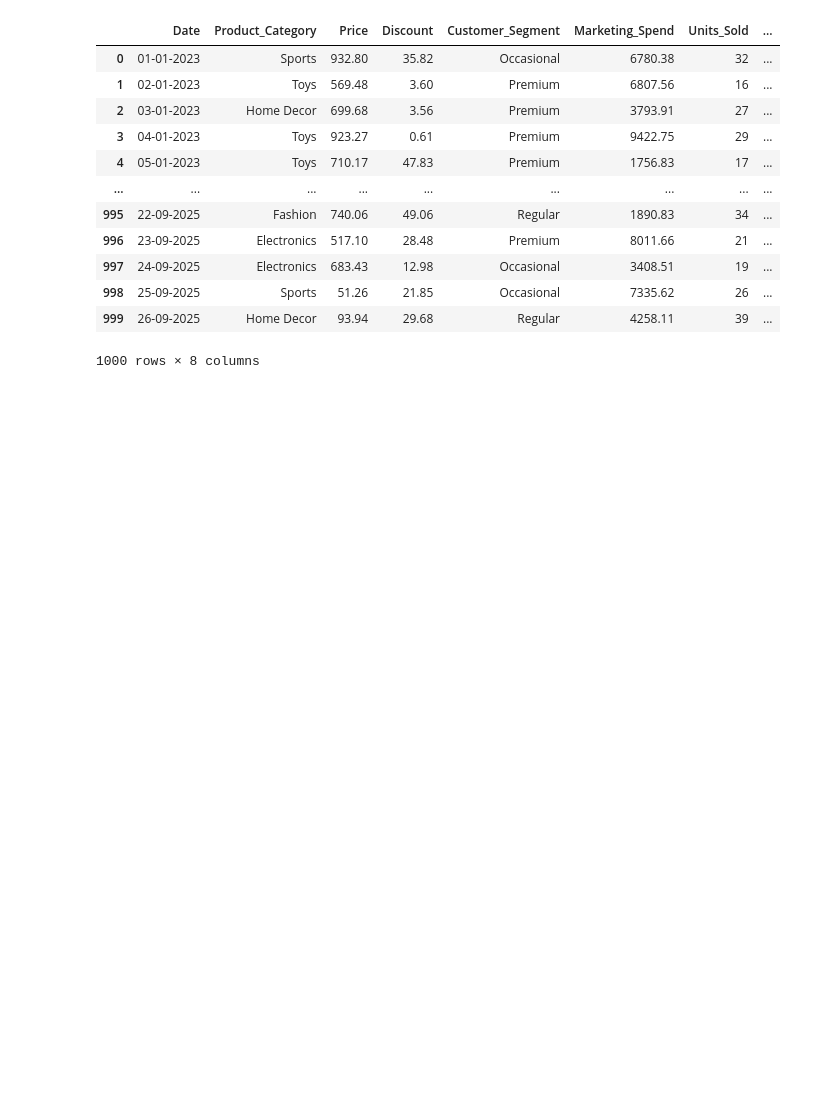
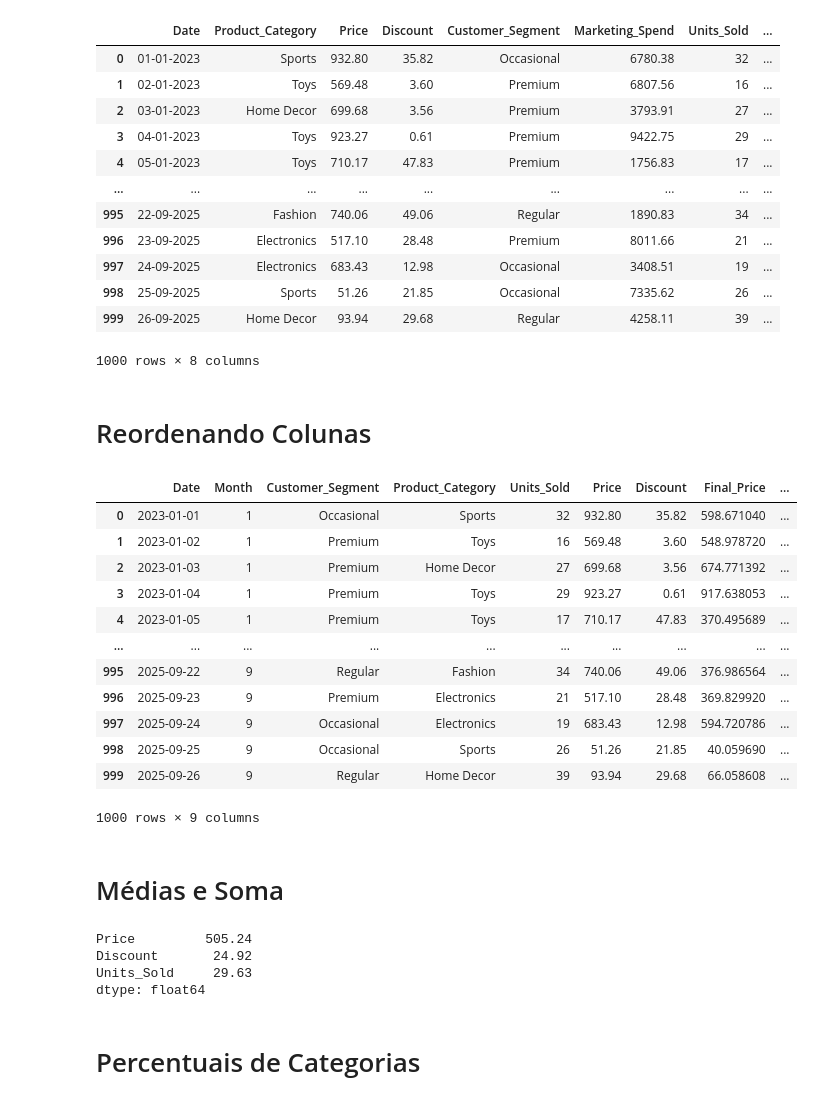
Before and after one commit to lucasz-g/Projetos-Pandas, a Jupyter notebook: Projeto E-Commerce/analise_1.ipynb, the cells around one changed output. Cells and saved outputs as stored; diff of their text form; code cells hidden in the pictures; blank space fills up the shorter version.

Commit message:
Finalizando graphs

```diff
--- a/Projeto E-Commerce/analise_1.ipynb
+++ b/Projeto E-Commerce/analise_1.ipynb
@@ -87,3 +94,34 @@ df
 | 998 | 25-09-2025 | Sports | 51.26 | 21.85 | Occasional | 7335.62 | 26 | ... |
 | 999 | 26-09-2025 | Home Decor | 93.94 | 29.68 | Regular | 4258.11 | 39 | ... |
 1000 rows × 8 columns
+# %% [markdown]
+# Reordenando Colunas
+# %%
+nova_ordem = ['Date','Month','Customer_Segment', 'Product_Category', 'Units_Sold', 'Price', 'Discount', 'Final_Price', 'Marketing_Spend']
+df = df[nova_ordem]
+df
+# %% [output]
+|  | Date | Month | Customer_Segment | Product_Category | Units_Sold | Price | Discount | Final_Price | ... |
+| 0 | 2023-01-01 | 1 | Occasional | Sports | 32 | 932.80 | 35.82 | 598.671040 | ... |
+| 1 | 2023-01-02 | 1 | Premium | Toys | 16 | 569.48 | 3.60 | 548.978720 | ... |
+| 2 | 2023-01-03 | 1 | Premium | Home Decor | 27 | 699.68 | 3.56 | 674.771392 | ... |
+| 3 | 2023-01-04 | 1 | Premium | Toys | 29 | 923.27 | 0.61 | 917.638053 | ... |
+| 4 | 2023-01-05 | 1 | Premium | Toys | 17 | 710.17 | 47.83 | 370.495689 | ... |
+| ... | ... | ... | ... | ... | ... | ... | ... | ... | ... |
+| 995 | 2025-09-22 | 9 | Regular | Fashion | 34 | 740.06 | 49.06 | 376.986564 | ... |
+| 996 | 2025-09-23 | 9 | Premium | Electronics | 21 | 517.10 | 28.48 | 369.829920 | ... |
+| 997 | 2025-09-24 | 9 | Occasional | Electronics | 19 | 683.43 | 12.98 | 594.720786 | ... |
+| 998 | 2025-09-25 | 9 | Occasional | Sports | 26 | 51.26 | 21.85 | 40.059690 | ... |
+| 999 | 2025-09-26 | 9 | Regular | Home Decor | 39 | 93.94 | 29.68 | 66.058608 | ... |
+1000 rows × 9 columns
+# %% [markdown]
+# Médias e Soma
+# %%
+df[['Price', 'Discount', 'Units_Sold']].mean().round(2)
+# %% [output]
+Price         505.24
+Discount       24.92
+Units_Sold     29.63
+dtype: float64
+# %% [markdown]
+# Percentuais de Categorias
```
Also changed, not shown: parts of 28 cells of this notebook.
